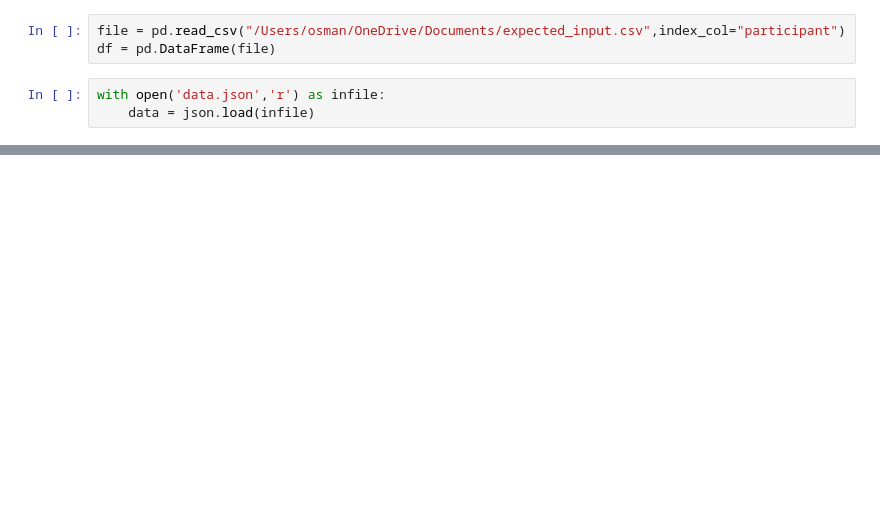
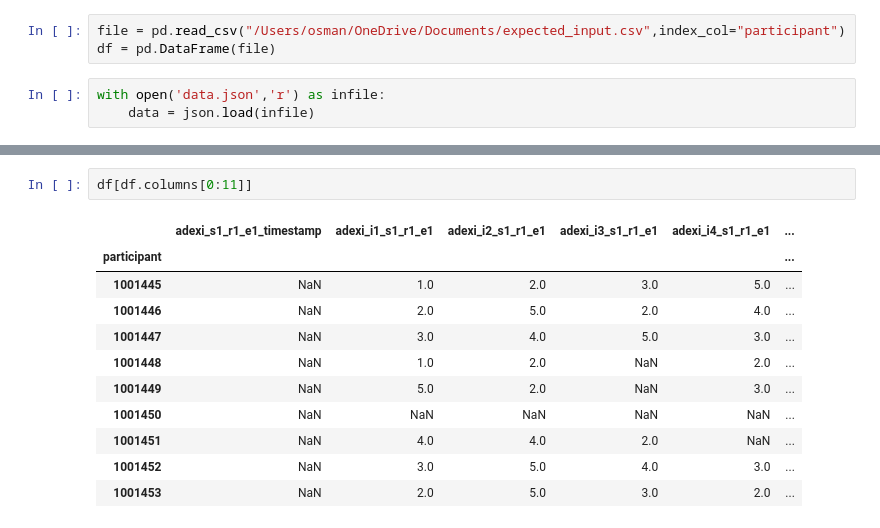
Before and after one commit to davhunt/instruments, a Jupyter notebook: script/Testing.ipynb, the cells around one changed output, grey strips where cells are left out. Drawn from its saved outputs; the diff is of its cells as text; blank space fills up the shorter version.

```diff
--- a/script/Testing.ipynb
+++ b/script/Testing.ipynb
@@ -185,3 +263,17 @@ for instrument in data:
+# %%
+df[df.columns[0:11]]
+# %% [output]
+|  | adexi_s1_r1_e1_timestamp | adexi_i1_s1_r1_e1 | adexi_i2_s1_r1_e1 | adexi_i3_s1_r1_e1 | adexi_i4_s1_r1_e1 | ... |
+| participant |  |  |  |  |  | ... |
+| 1001445 | NaN | 1.0 | 2.0 | 3.0 | 5.0 | ... |
+| 1001446 | NaN | 2.0 | 5.0 | 2.0 | 4.0 | ... |
+| 1001447 | NaN | 3.0 | 4.0 | 5.0 | 3.0 | ... |
+| 1001448 | NaN | 1.0 | 2.0 | NaN | 2.0 | ... |
+| 1001449 | NaN | 5.0 | 2.0 | NaN | 3.0 | ... |
+| 1001450 | NaN | NaN | NaN | NaN | NaN | ... |
+| 1001451 | NaN | 4.0 | 4.0 | 2.0 | NaN | ... |
+| 1001452 | NaN | 3.0 | 5.0 | 4.0 | 3.0 | ... |
+| 1001453 | NaN | 2.0 | 5.0 | 3.0 | 2.0 | ... |
 # %%
 df[df.columns[11:22]]
 # %% [output]
```
Also changed, not shown: parts of 5 cells of this notebook, 1 other file.
